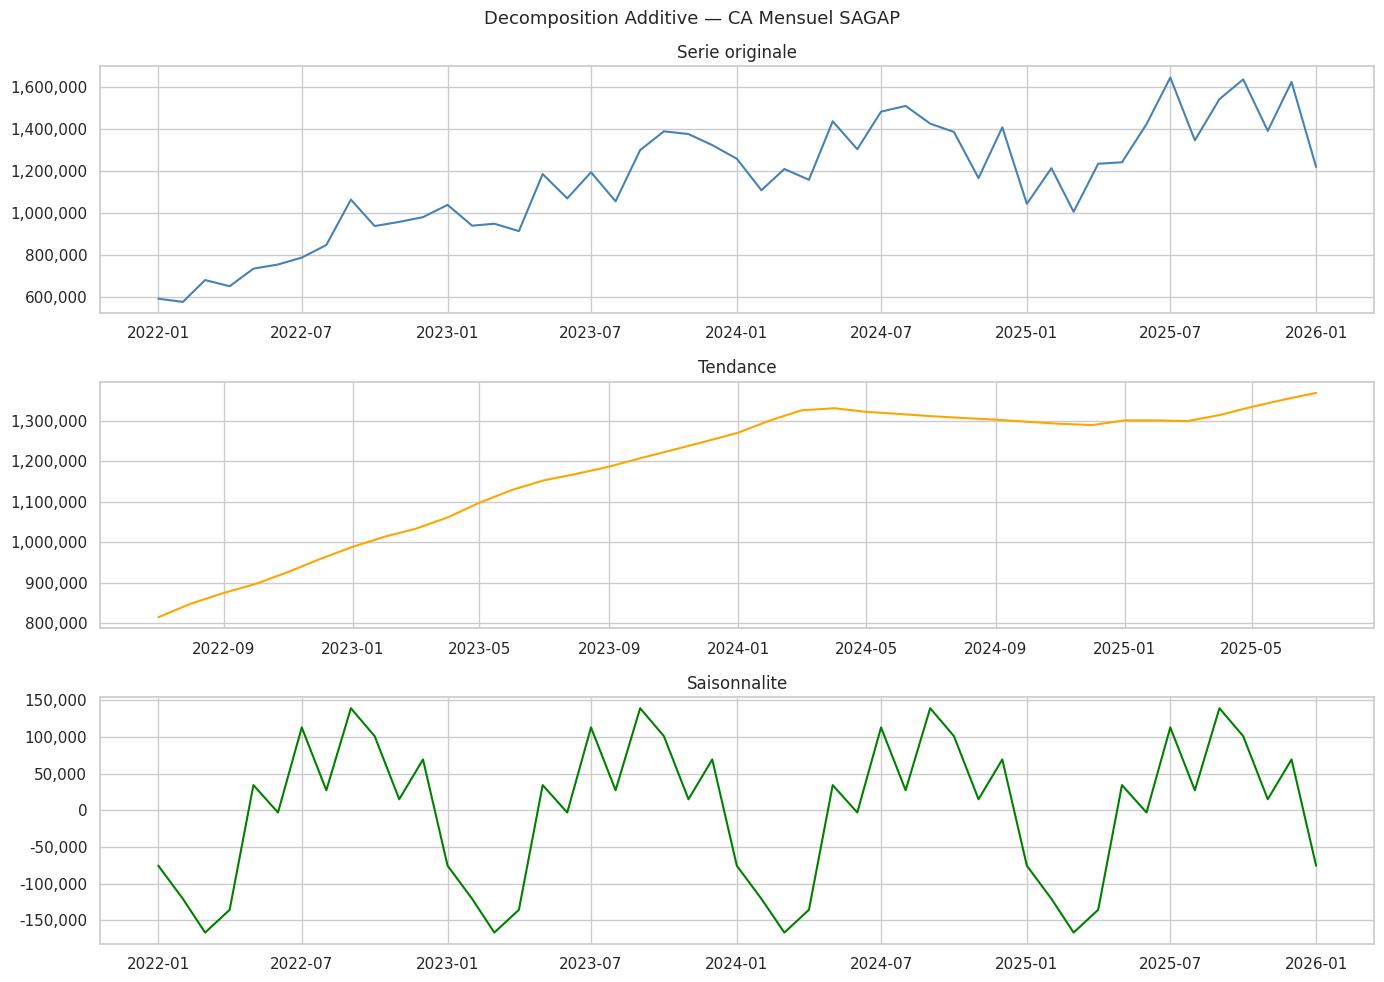
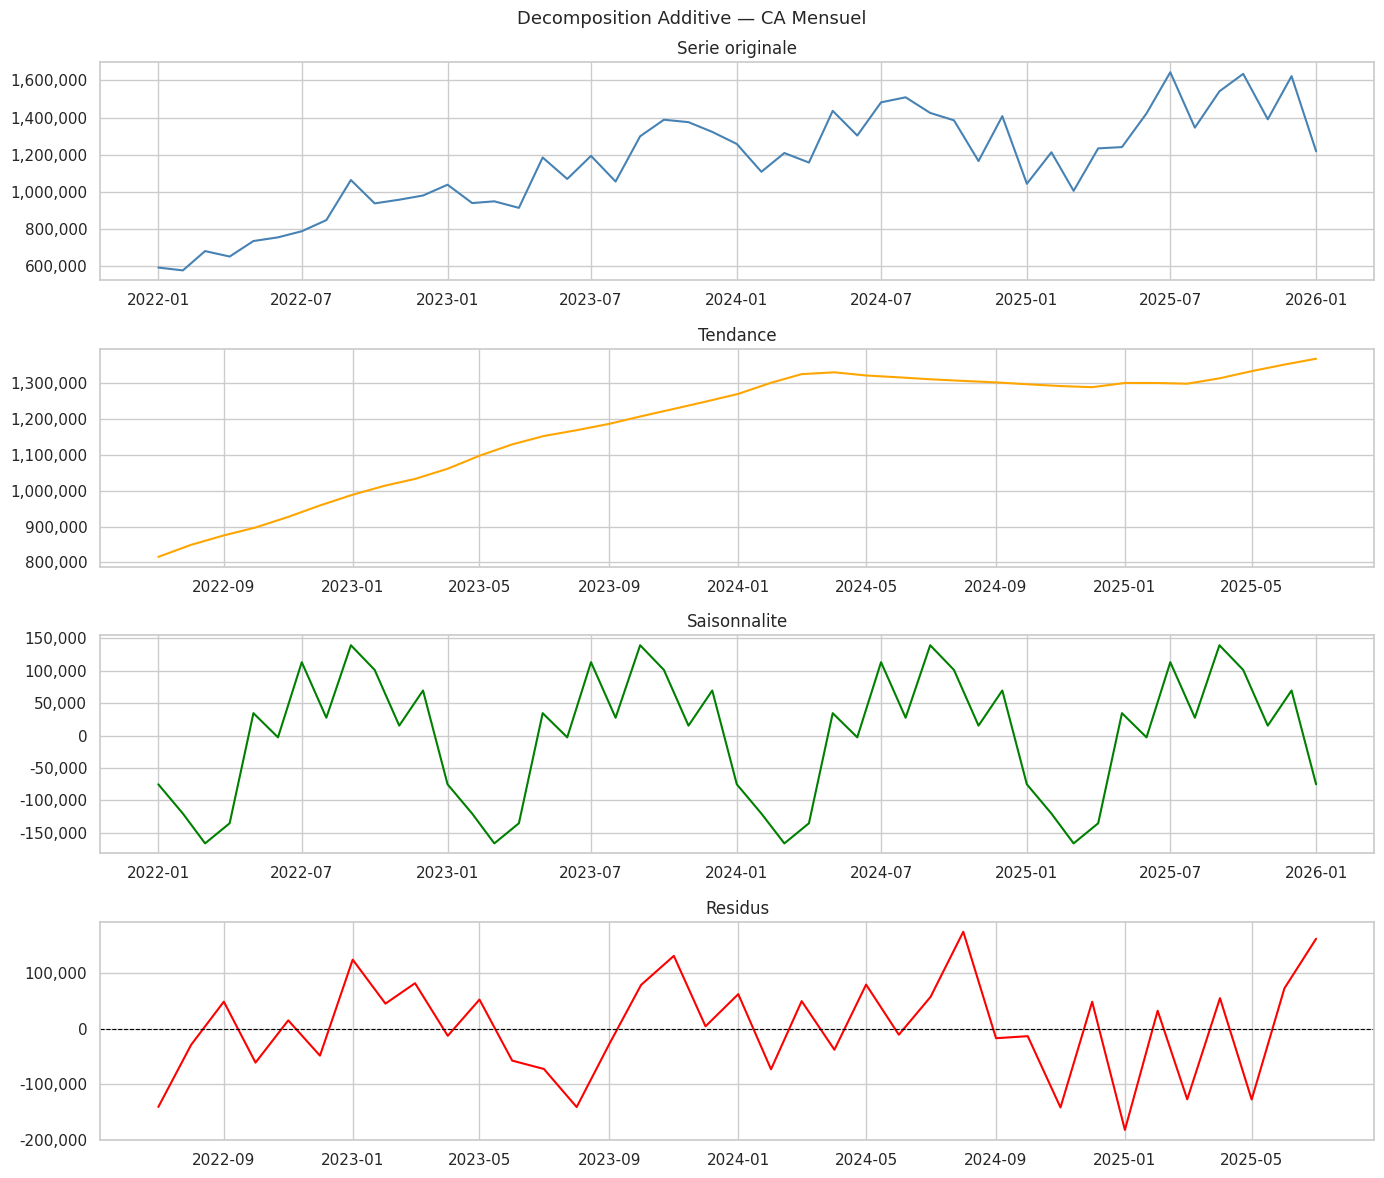
Code edit (unified diff) that turned the first committed figure into the second:
--- before
+++ after
@@ -2,10 +2,10 @@
 decomp = seasonal_decompose(ts, model='additive', period=12)
 
-fig, axes = plt.subplots(3, 1, figsize=(14, 10))
+fig, axes = plt.subplots(4, 1, figsize=(14, 12))  # ← 4 au lieu de 3
 components = [
     (ts,              'Serie originale', 'steelblue'),
     (decomp.trend,    'Tendance',        'orange'),
     (decomp.seasonal, 'Saisonnalite',    'green'),
-    (decomp.resid,    'Residus',         'red'),
+    (decomp.resid,    'Residus',         'red'),   # ← déjà présent mais pas affiché
 ]
 for ax, (data, title, color) in zip(axes, components):
@@ -16,5 +16,5 @@
         ax.axhline(0, color='black', linestyle='--', linewidth=0.8)
 
-plt.suptitle('Decomposition Additive — CA Mensuel SAGAP', fontsize=13)
+plt.suptitle('Decomposition Additive — CA Mensuel', fontsize=13)
 plt.tight_layout()
 plt.show()

Commit: add model registry and A/B testing